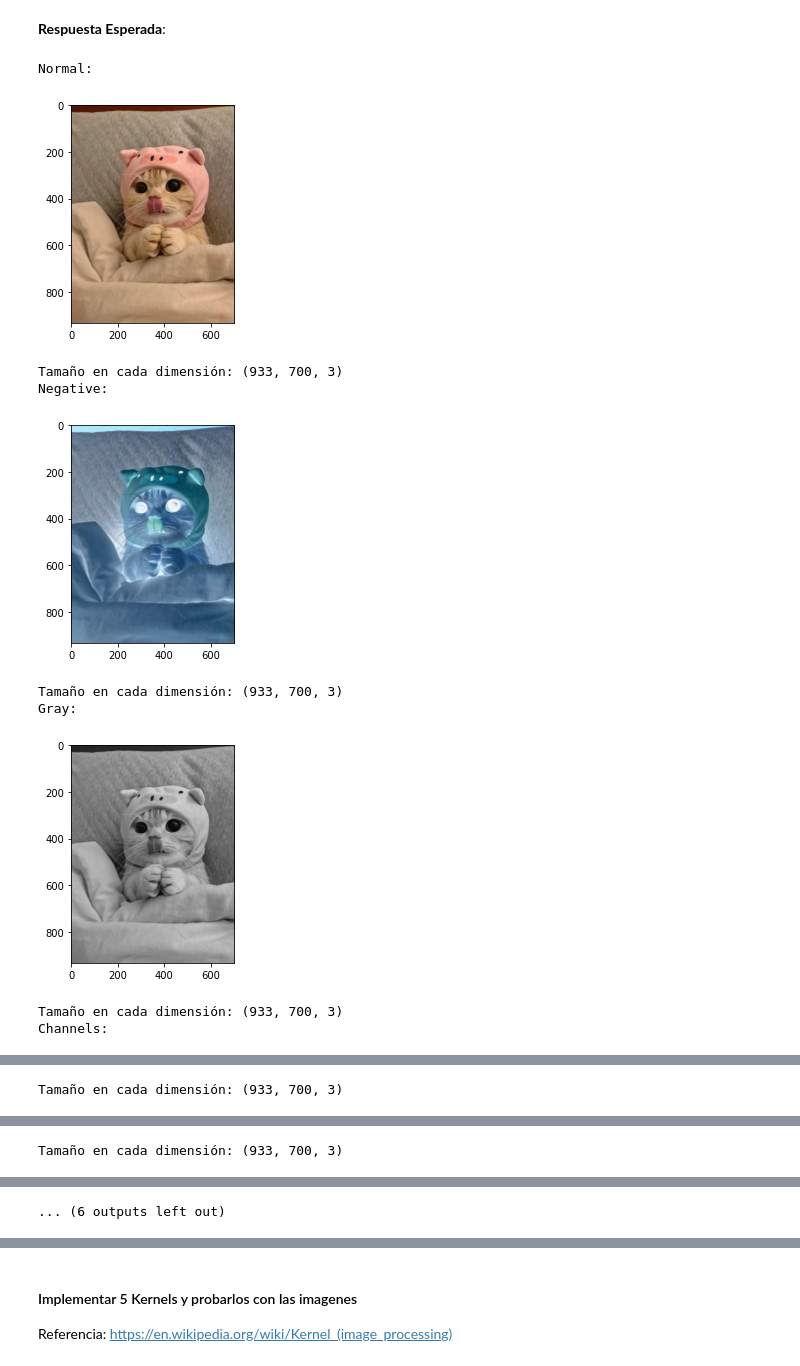
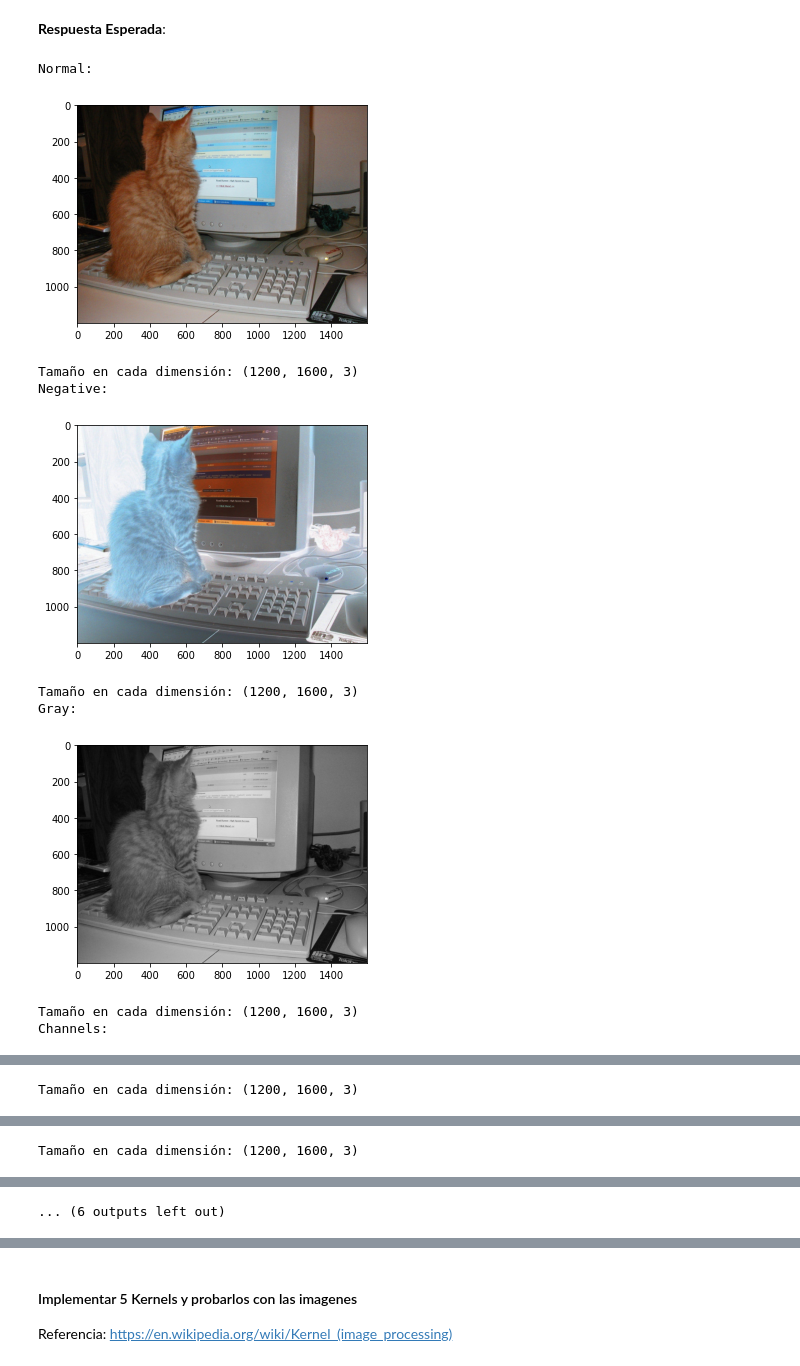
Before and after one commit to jignaciocastro8/lab-ciencia-datos, a Jupyter notebook: lab2/Laboratorio2_enunciado.ipynb, the cells around one changed output, grey strips where cells are left out. Cells and saved outputs as stored; diff of their text form; code cells hidden in the pictures.

```diff
--- a/lab2/Laboratorio2_enunciado.ipynb
+++ b/lab2/Laboratorio2_enunciado.ipynb
@@ -268,7 +268,7 @@ La primera celda implementa la función `from_jpg`, la cual, dado una ruta, carg
 def from_jpg(path):
     try:
         ruta = Path(path)
-        image = np.array(Image.open(ruta))
+        image = np.array(Image.open(ruta), dtype=int)
         return image
     except Exception as e:
         print(f"Error: {repr(e)}. Path: {path}")
@@ -598,7 +599,7 @@ class ProcImage():
         """Makes img_in negative.
 
         Args:
-            img_in (Image): Image object.
+            img_in (Imagen): Image object.
         """
         return 255 - img_in
 
@@ -607,19 +608,19 @@ class ProcImage():
         """Turns img_in into gray scale image.
 
         Args:
-            img_in (Image): Image object.
+            img_in (Imagen): Imagen object.
         """
         arr = 0.299 * img_in.data[:,:,0] + 0.587 * img_in.data[:,:,1] + 0.114 * img_in.data[:,:,2]
         return Imagen(np.stack([arr, arr, arr], axis=2))
 
     @staticmethod
     def imgs2gray(imgs_in):
-        """[summary]
+        """Array version of img2gray().
 
         Args:
-            imgs_in ([type]): [description]
+            imgs_in (Array): Array of Imagen objects.
         """
-        pass
+        return [ProcImage.img2gray(img) for img in imgs_in]
 
     @staticmethod
     def img2RGB(img_in, color):
@@ -633,8 +634,9 @@ class ProcImage():
             ():
         """
         color_idx = {'r' : 0, 'g' : 1, 'b' : 2}
-        arr = img_in.data[:, :, color_idx[color]]
-        return Imagen(np.stack([arr, arr, arr], axis=2))
+        out = np.zeros(img_in.data.shape)
+        out[:,:,color_idx[color]] = img_in.data[:, :, color_idx[color]]
+        return Imagen(out)
 
     @staticmethod
     def img2contrast(img_in, C):
@@ -649,7 +651,7 @@ class ProcImage():
 
     @staticmethod
     def conv_channel(img_in, kernel):
-        """[summary]
+        """Apply the convolution process on img_in.
 
         Args:
             img_in (Imagen): Imagen object.
@@ -672,40 +674,40 @@ class ProcImage():
 # %% [markdown]
 **Respuesta Esperada**:
 # %%
-gatito = Imagen(images["gatitos"][1])
+gatito = Imagen(images["gatitos"][2])
 
 print("Normal:")
 gatito.show()
 
 print("Negative:")
 ProcImage.negative(gatito).show()
 
 print("Gray:")
 ProcImage.img2gray(gatito).show()
 
 print("Channels:")
 ProcImage.img2RGB(gatito, "r").show()
 ProcImage.img2RGB(gatito, "g").show()
 ProcImage.img2RGB(gatito, "b").show()
 
 print("Contrast:")
-ProcImage.img2contrast(gatito, 150).show()
+ProcImage.img2contrast(gatito, 1).show()
 
 # Convolución
 kernel = np.array([[-1, -1, -1],
                    [-1, 8, -1],
                    [-1, -1, -1]])
 
 print("Convolution:")
 ProcImage.conv_channel(gatito, kernel).show()
 # %% [output]
 Normal:
-[figure, old version]
+[figure, new version]
-Tamaño en cada dimensión: (933, 700, 3)
+Tamaño en cada dimensión: (1200, 1600, 3)
 Negative:
-[figure, old version]
+[figure, new version]
-Tamaño en cada dimensión: (933, 700, 3)
+Tamaño en cada dimensión: (1200, 1600, 3)
 Gray:
-[figure, old version]
+[figure, new version]
-Tamaño en cada dimensión: (933, 700, 3)
+Tamaño en cada dimensión: (1200, 1600, 3)
 Channels:
@@ -713 +715 @@ Channels:
-Tamaño en cada dimensión: (933, 700, 3)
+Tamaño en cada dimensión: (1200, 1600, 3)
@@ -715 +717 @@ Tamaño en cada dimensión: (933, 700, 3)
-Tamaño en cada dimensión: (933, 700, 3)
+Tamaño en cada dimensión: (1200, 1600, 3)
```
Also changed, not shown: parts of 9 cells of this notebook, 1 other file.
